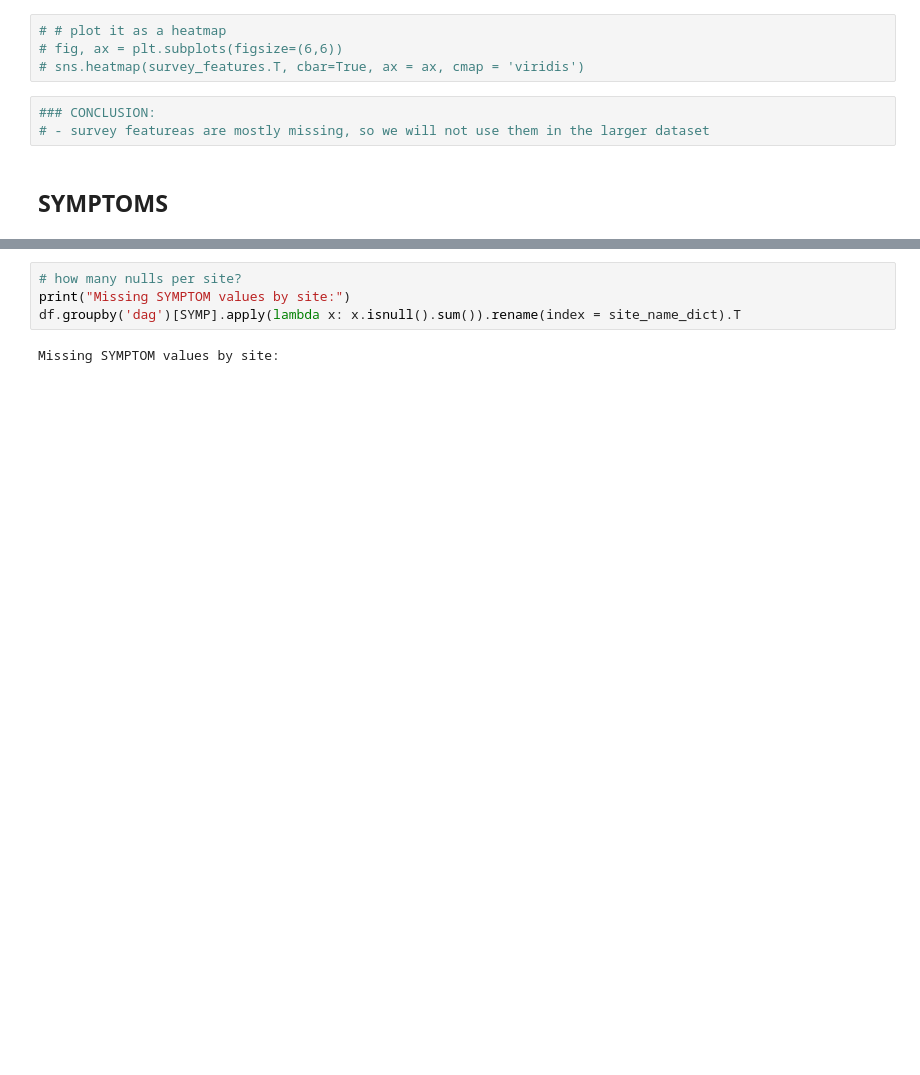
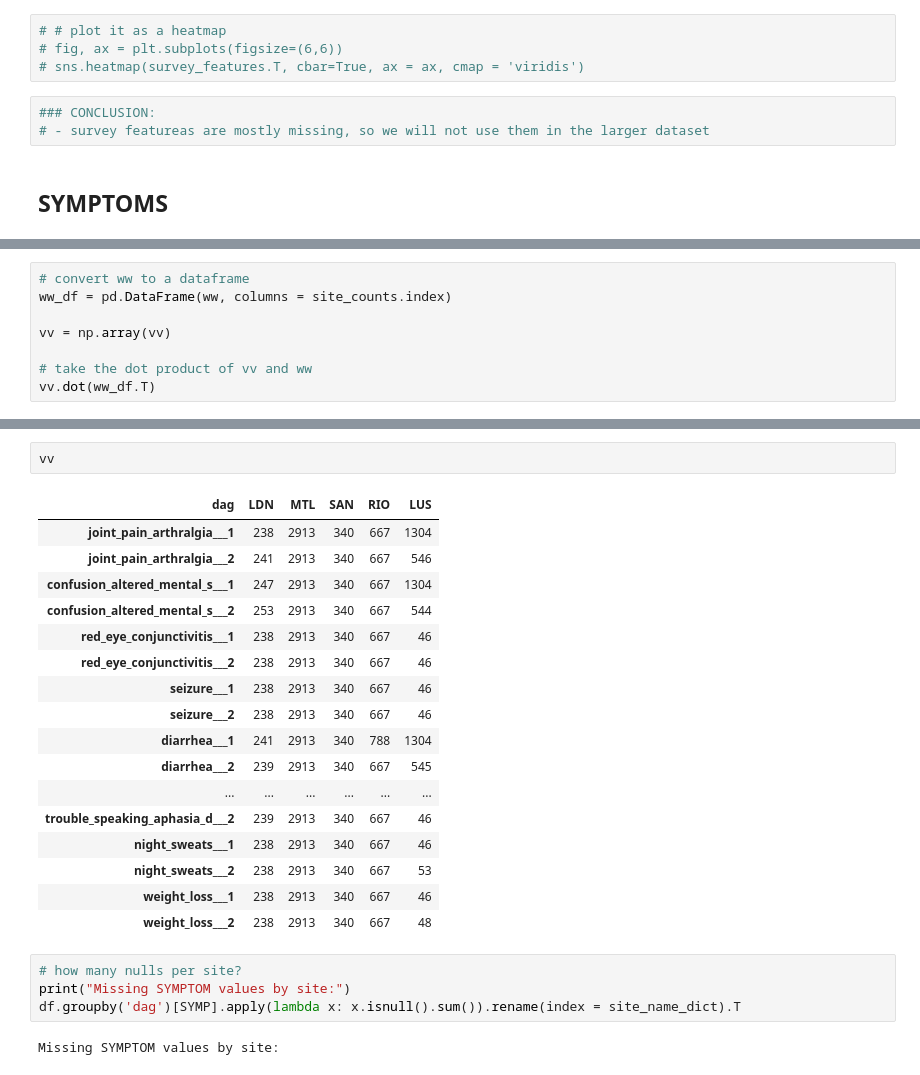
Before and after one commit to davidtweddell/lc_repo, a Jupyter notebook: 01-inspect-data-MP.ipynb, the cells around one changed output, grey strips where cells are left out. Cells and saved outputs as stored; diff of their text form; blank space fills up the shorter version.

```diff
--- a/01-inspect-data-MP.ipynb
+++ b/01-inspect-data-MP.ipynb
@@ -980,0 +1038,8 @@ site_counts = df['dag'].value_counts().rename(index = site_name_dict)
+# %%
+# convert ww to a dataframe
+ww_df = pd.DataFrame(ww, columns = site_counts.index)
+
+vv = np.array(vv)
+
+# take the dot product of vv and ww
+vv.dot(ww_df.T)
@@ -981,3 +1064,23 @@ site_counts = df['dag'].value_counts().rename(index = site_name_dict)
+# %%
+vv
+# %% [output]
+| dag | LDN | MTL | SAN | RIO | LUS |
+| joint_pain_arthralgia___1 | 238 | 2913 | 340 | 667 | 1304 |
+| joint_pain_arthralgia___2 | 241 | 2913 | 340 | 667 | 546 |
+| confusion_altered_mental_s___1 | 247 | 2913 | 340 | 667 | 1304 |
+| confusion_altered_mental_s___2 | 253 | 2913 | 340 | 667 | 544 |
+| red_eye_conjunctivitis___1 | 238 | 2913 | 340 | 667 | 46 |
+| red_eye_conjunctivitis___2 | 238 | 2913 | 340 | 667 | 46 |
+| seizure___1 | 238 | 2913 | 340 | 667 | 46 |
+| seizure___2 | 238 | 2913 | 340 | 667 | 46 |
+| diarrhea___1 | 241 | 2913 | 340 | 788 | 1304 |
+| diarrhea___2 | 239 | 2913 | 340 | 667 | 545 |
+| ... | ... | ... | ... | ... | ... |
+| trouble_speaking_aphasia_d___2 | 239 | 2913 | 340 | 667 | 46 |
+| night_sweats___1 | 238 | 2913 | 340 | 667 | 46 |
+| night_sweats___2 | 238 | 2913 | 340 | 667 | 53 |
+| weight_loss___1 | 238 | 2913 | 340 | 667 | 46 |
+| weight_loss___2 | 238 | 2913 | 340 | 667 | 48 |
 # %%
 # how many nulls per site?
 print("Missing SYMPTOM values by site:")
```
Also changed, not shown: parts of 10 cells of this notebook.
